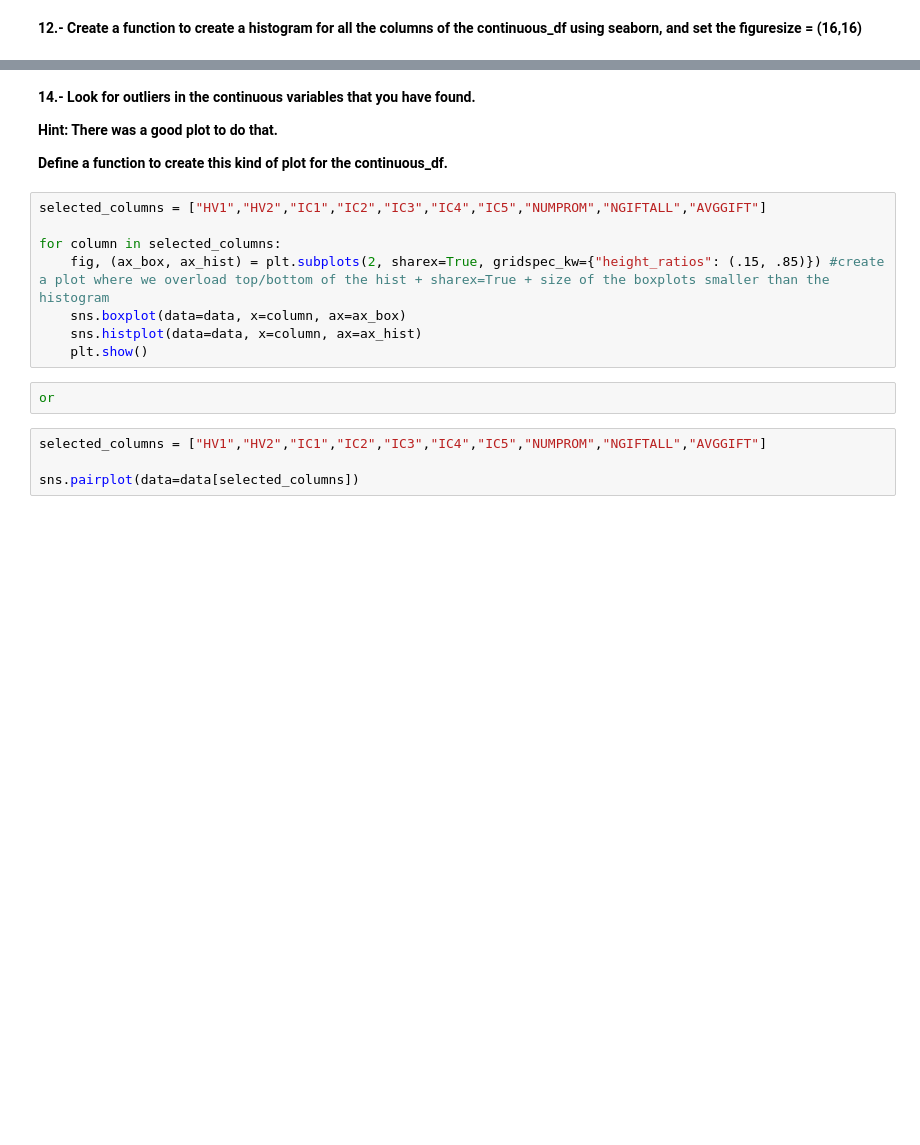
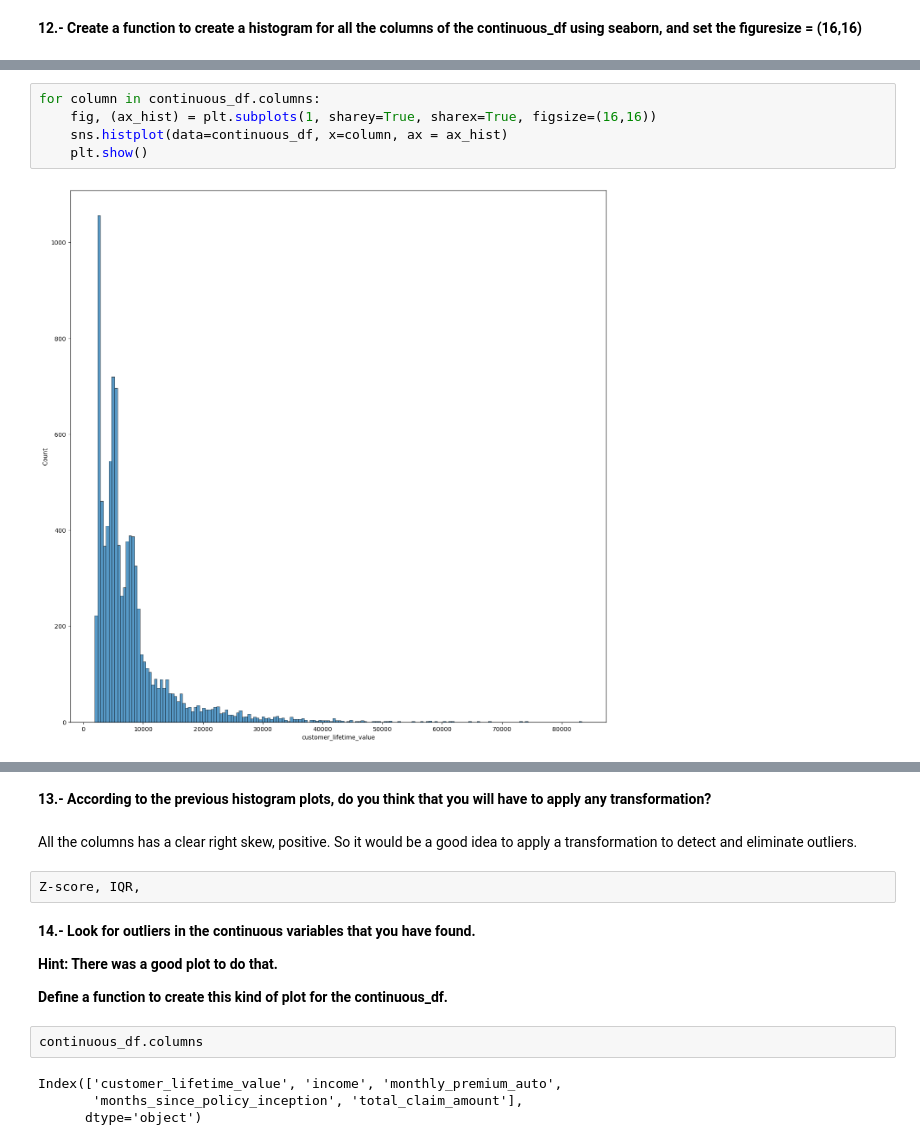
Before and after one commit to marina-lc16/lab-cleaning-numerical-data, a Jupyter notebook: Lab_cleaning_numerical_data.ipynb, the cells around one changed output, grey strips where cells are left out. Drawn from its saved outputs; the diff is of its cells as text; blank space fills up the shorter version.

```diff
--- a/Lab_cleaning_numerical_data.ipynb
+++ b/Lab_cleaning_numerical_data.ipynb
@@ -278,0 +252,7 @@ Numerical discrete columns
+# %%
+for column in continuous_df.columns:
+    fig, (ax_hist) = plt.subplots(1, sharey=True, sharex=True, figsize=(16,16))
+    sns.histplot(data=continuous_df, x=column, ax = ax_hist)
+    plt.show()
+# %% [output]
+[figure, added]
@@ -279,20 +263,19 @@ Numerical discrete columns
+# %% [markdown]
+**13.- According to the previous histogram plots, do you think that you will have to apply any transformation?**
+# %% [markdown]
+All the columns has a clear right skew, positive.
+So it would be a good idea to apply a transformation to detect and eliminate outliers.
+# %%
+Z-score, IQR,
 # %% [markdown]
 **14.- Look for outliers in the continuous variables that you have found.**
 
 **Hint: There was a good plot to do that.**
 
 **Define a function to create this kind of plot for the continuous_df.**
-# %%
-selected_columns = ["HV1","HV2","IC1","IC2","IC3","IC4","IC5","NUMPROM","NGIFTALL","AVGGIFT"]
-
-for column in selected_columns:
-    fig, (ax_box, ax_hist) = plt.subplots(2, sharex=True, gridspec_kw={"height_ratios": (.15, .85)}) #create a plot where we overload top/bottom of the hist + sharex=True + size of the boxplots smaller than the histogram
-    sns.boxplot(data=data, x=column, ax=ax_box)
-    sns.histplot(data=data, x=column, ax=ax_hist)
-    plt.show()
-# %%
-or
-# %%
-selected_columns = ["HV1","HV2","IC1","IC2","IC3","IC4","IC5","NUMPROM","NGIFTALL","AVGGIFT"]
-
-sns.pairplot(data=data[selected_columns])
+# %%
+continuous_df.columns
+# %% [output]
+Index(['customer_lifetime_value', 'income', 'monthly_premium_auto',
+       'months_since_policy_inception', 'total_claim_amount'],
+      dtype='object')
```
Also changed, not shown: parts of 25 cells of this notebook.
